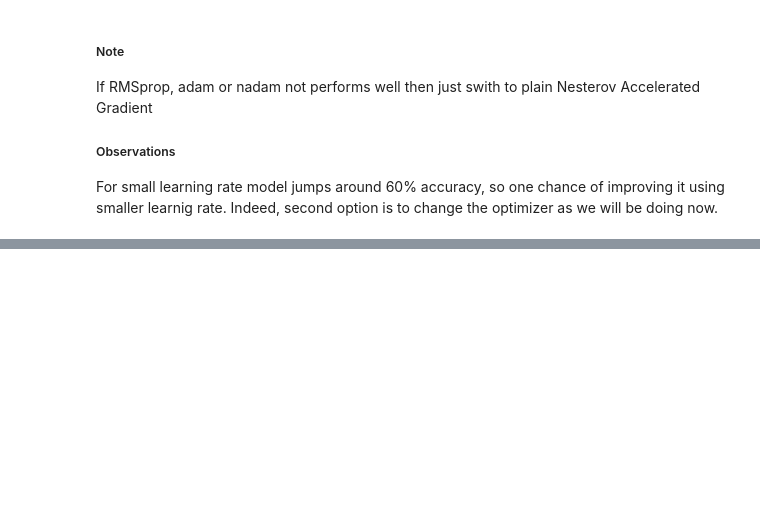
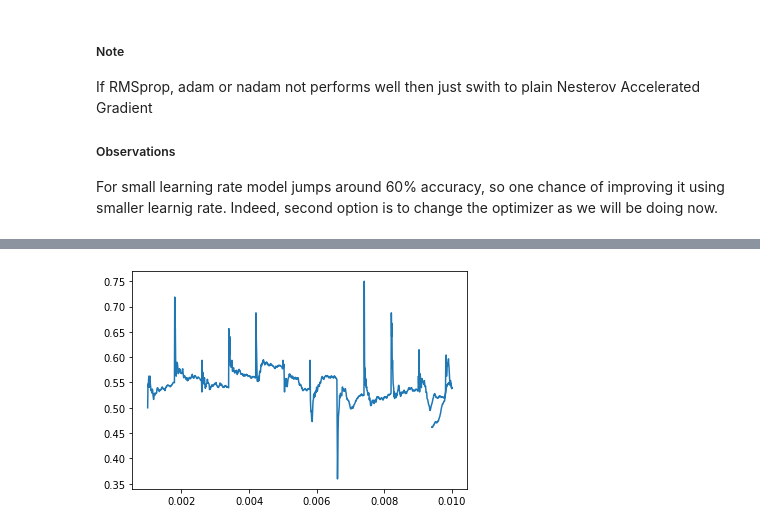
Before and after one commit to Kaushalkhokhar/complete-ml, a Jupyter notebook: projects/CNN/flowers.ipynb, the cells around one changed output, grey strips where cells are left out. Saved outputs shown, nothing was run; the diff lists cells and outputs as text; code cells hidden in the pictures; blank space fills up the shorter version.

```diff
--- a/projects/CNN/flowers.ipynb
+++ b/projects/CNN/flowers.ipynb
@@ -1518,0 +1632,5 @@ Epoch 24/25
+# %%
+plt.plot(summary["lrate"], summary["accuracy"])
+plt.show()
+# %% [output]
+[figure, added]
```
Also changed, not shown: parts of 17 cells of this notebook.
